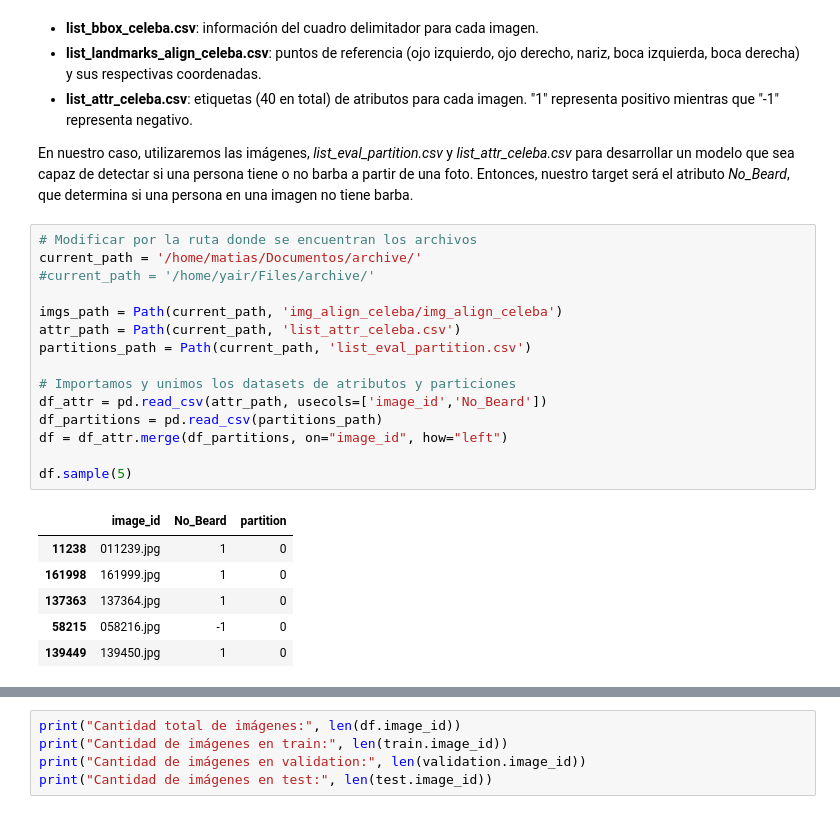
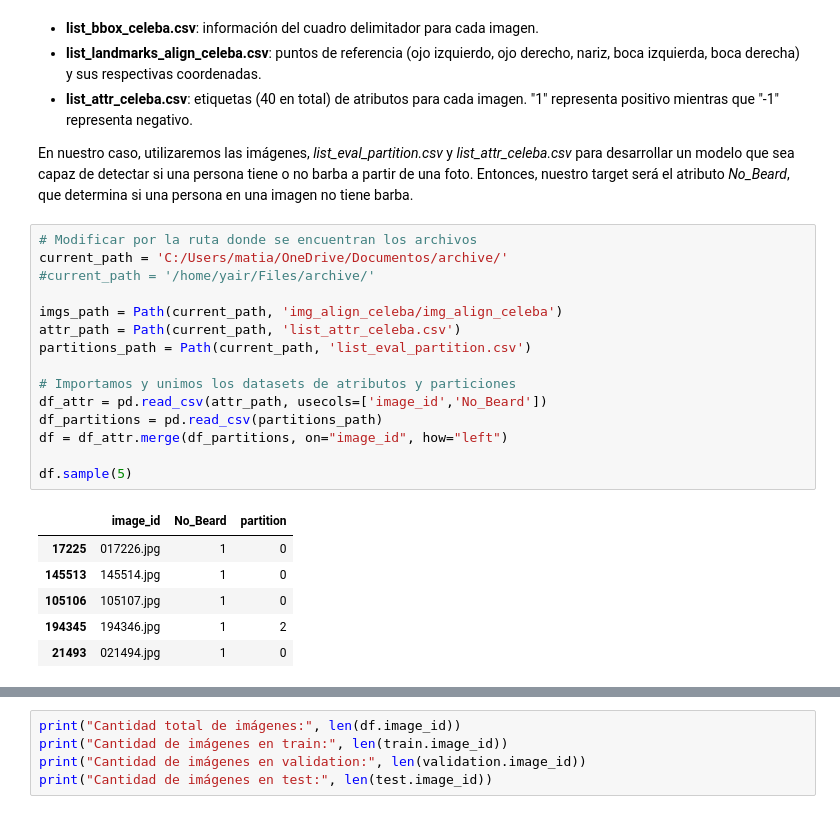
Before and after one commit to MatiasWilliner/TP_ML_Dominguez_Lastra_Williner, a Jupyter notebook: tp3_celebfaces.ipynb, the cells around one changed output, grey strips where cells are left out. Saved outputs shown, nothing was run; the diff lists cells and outputs as text.

```diff
--- a/tp3_celebfaces.ipynb
+++ b/tp3_celebfaces.ipynb
@@ -54,24 +56,24 @@ Para que esto funcione, se debe bajar y descomprimir el archivo del siguiente [e
 En nuestro caso, utilizaremos las imágenes, *list_eval_partition.csv* y *list_attr_celeba.csv* para desarrollar un modelo que sea capaz de detectar si una persona tiene o no barba a partir de una foto. Entonces, nuestro target será el atributo *No_Beard*, que determina si una persona en una imagen no tiene barba.
 # %%
 # Modificar por la ruta donde se encuentran los archivos
-current_path = '/home/matias/Documentos/archive/'
+current_path = 'C:/Users/matia/OneDrive/Documentos/archive/'
 #current_path = '/home/yair/Files/archive/'
 
 imgs_path = Path(current_path, 'img_align_celeba/img_align_celeba')
 attr_path = Path(current_path, 'list_attr_celeba.csv')
 partitions_path = Path(current_path, 'list_eval_partition.csv')
 
 # Importamos y unimos los datasets de atributos y particiones
 df_attr = pd.read_csv(attr_path, usecols=['image_id','No_Beard'])
 df_partitions = pd.read_csv(partitions_path)
 df = df_attr.merge(df_partitions, on="image_id", how="left")
 
 df.sample(5)
 # %% [output]
 |  | image_id | No_Beard | partition |
-| 11238 | 011239.jpg | 1 | 0 |
-| 161998 | 161999.jpg | 1 | 0 |
-| 137363 | 137364.jpg | 1 | 0 |
-| 58215 | 058216.jpg | -1 | 0 |
-| 139449 | 139450.jpg | 1 | 0 |
+| 17225 | 017226.jpg | 1 | 0 |
+| 145513 | 145514.jpg | 1 | 0 |
+| 105106 | 105107.jpg | 1 | 0 |
+| 194345 | 194346.jpg | 1 | 2 |
+| 21493 | 021494.jpg | 1 | 0 |
 # %%
```
Also changed, not shown: parts of 101 cells of this notebook.
